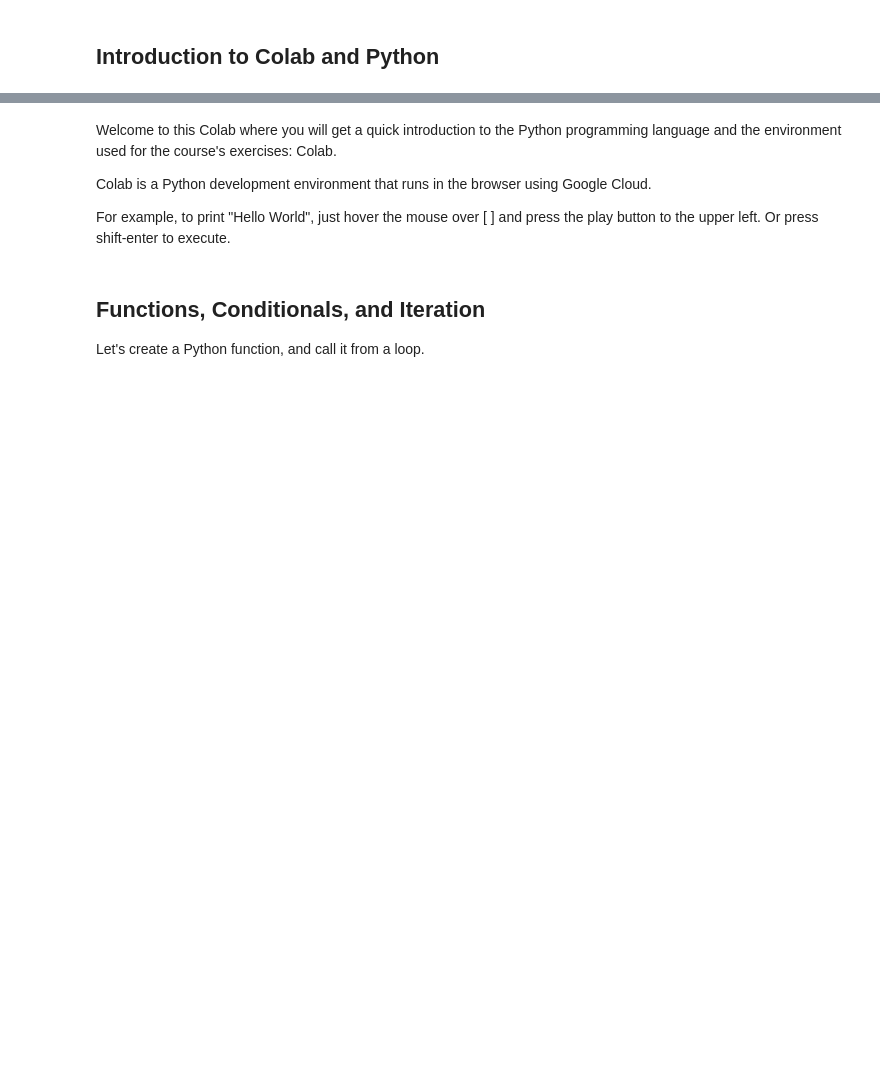
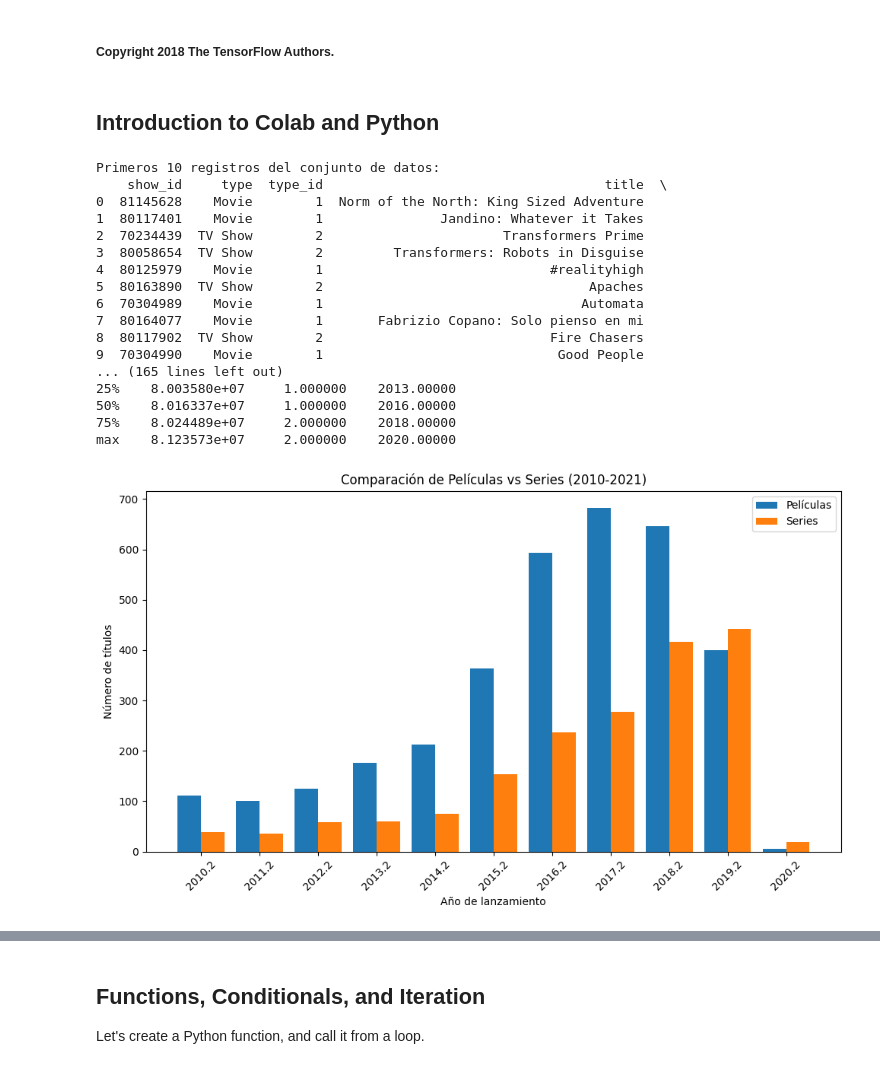
Before and after one commit to JAYLINAL/PruebasAutoC-, a Jupyter notebook: courses/udacity_intro_to_tensorflow_for_deep_learning/l01c01_introduction_to_colab_and_python.ipynb, the cells around one changed output, grey strips where cells are left out. Cells and saved outputs as stored; diff of their text form; code cells hidden in the pictures; blank space fills up the shorter version.

```diff
--- a/courses/udacity_intro_to_tensorflow_for_deep_learning/l01c01_introduction_to_colab_and_python.ipynb
+++ b/courses/udacity_intro_to_tensorflow_for_deep_learning/l01c01_introduction_to_colab_and_python.ipynb
@@ -87,3 +1,5 @@ plt.show()
+# %% [markdown]
+##### Copyright 2018 The TensorFlow Authors.
 # %%
 #@title Licensed under the Apache License, Version 2.0 (the "License");
 # you may not use this file except in compliance with the License.
@@ -98,6 +14,62 @@ plt.show()
 # limitations under the License.
 # %% [markdown]
 ## **Introduction to Colab and Python**
+# %%
+import pandas as pd
+import matplotlib.pyplot as plt
+
+# Paso 1: Cargar el archivo 'netflix_title.csv'
+data = pd.read_csv('/content/netflix_titles.csv')
+
+# Paso 2: Visualizar los primeros 10 registros del conjunto de datos
+print("Primeros 10 registros del conjunto de datos:")
+print(data.head(10))
+
+# Paso 3: Visualizar los últimos 15 registros del conjunto de datos
+print("\nÚltimos 15 registros del conjunto de datos:")
+print(data.tail(15))
+
+# Paso 4: Generar los estadísticos básicos
+print("\nEstadísticos básicos:")
+print(data.describe())
+
+# Paso 5: Completar todos los datos vacíos (na) con ceros (0)
+data.fillna(0, inplace=True)
+
+# Paso 6: Generar un gráfico de tipo barras que compare películas vs series desde el 2010 hasta el 2021
+subset = data[(data['release_year'] >= 2010) & (data['release_year'] <= 2021)]
+movie_counts = subset[subset['type'] == 'Movie'].groupby('release_year').size()
+series_counts = subset[subset['type'] == 'TV Show'].groupby('release_year').size()
+
+plt.figure(figsize=(10, 6))
+plt.bar(movie_counts.index, movie_counts.values, width=0.4, align='center', label='Películas')
+plt.bar(series_counts.index + 0.4, series_counts.values, width=0.4, align='center', label='Series')
+plt.title('Comparación de Películas vs Series (2010-2021)')
+plt.xlabel('Año de lanzamiento')
+plt.ylabel('Número de títulos')
+plt.xticks(movie_counts.index + 0.2, rotation=45)
+plt.legend()
+plt.tight_layout()
+plt.show()
+# %% [output]
+Primeros 10 registros del conjunto de datos:
+    show_id     type  type_id                                    title  \
+0  81145628    Movie        1  Norm of the North: King Sized Adventure
+1  80117401    Movie        1               Jandino: Whatever it Takes
+2  70234439  TV Show        2                       Transformers Prime
+3  80058654  TV Show        2         Transformers: Robots in Disguise
+4  80125979    Movie        1                             #realityhigh
+5  80163890  TV Show        2                                  Apaches
+6  70304989    Movie        1                                 Automata
+7  80164077    Movie        1       Fabrizio Copano: Solo pienso en mi
+8  80117902  TV Show        2                             Fire Chasers
+9  70304990    Movie        1                              Good People
+... (165 lines left out)
+25%    8.003580e+07     1.000000    2013.00000
+50%    8.016337e+07     1.000000    2016.00000
+75%    8.024489e+07     2.000000    2018.00000
+max    8.123573e+07     2.000000    2020.00000
+[figure, added]
 # %% [markdown]
 <table class="tfo-notebook-buttons" align="left">
   <td>
@@ -107,12 +79,6 @@ plt.show()
     <a target="_blank" href="https://github.com/tensorflow/examples/blob/master/courses/udacity_intro_to_tensorflow_for_deep_learning/l01c01_introduction_to_colab_and_python.ipynb"><img src="https://www.tensorflow.org/images/GitHub-Mark-32px.png" />View source on GitHub</a>
   </td>
 </table>
-# %% [markdown]
-Welcome to this Colab where you will get a quick introduction to the Python programming language and the environment used for the course's exercises: Colab.
-
-Colab is a Python development environment that runs in the browser using Google Cloud.
-
-For example, to print "Hello World", just hover the mouse over [ ] and press the play button to the upper left. Or press shift-enter to execute.
 # %%
 print("Hello World")
 # %% [markdown]
```
Also changed, not shown: parts of 2 cells of this notebook.
